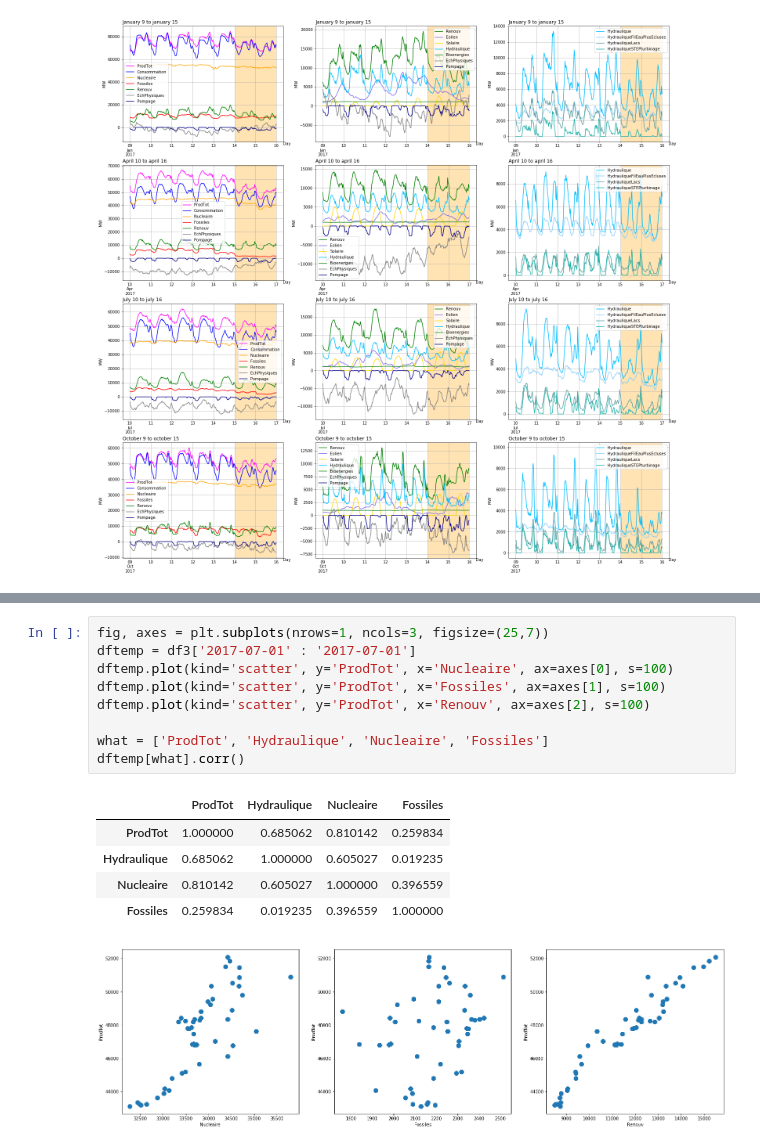
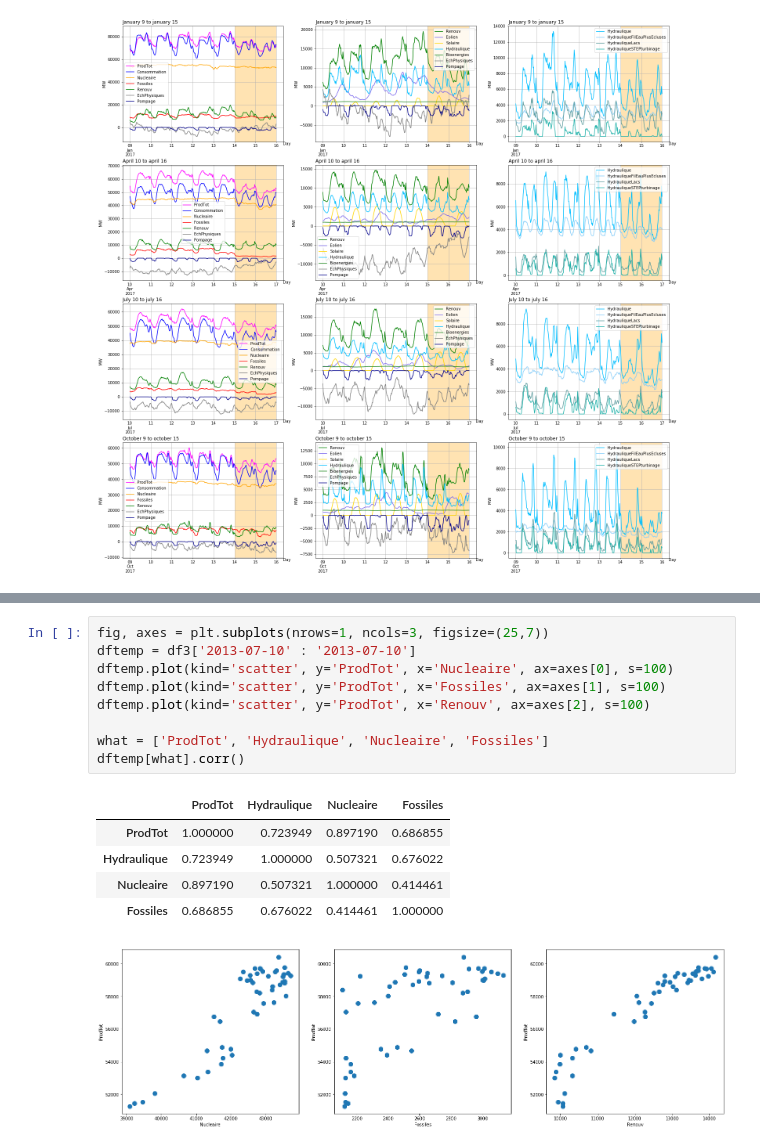
Before and after one commit to ebusato/EnergyAnalysis, a Jupyter notebook: EnergyAnalysis_RTE.ipynb, the cells around one changed output, grey strips where cells are left out. Saved outputs shown, nothing was run; the diff lists cells and outputs as text.

```diff
--- a/EnergyAnalysis_RTE.ipynb
+++ b/EnergyAnalysis_RTE.ipynb
@@ -307,16 +309,16 @@ axes[1].legend(loc='lower right')
 # %%
 fig, axes = plt.subplots(nrows=1, ncols=3, figsize=(25,7))
-dftemp = df3['2017-07-01' : '2017-07-01']
+dftemp = df3['2013-07-10' : '2013-07-10']
 dftemp.plot(kind='scatter', y='ProdTot', x='Nucleaire', ax=axes[0], s=100)
 dftemp.plot(kind='scatter', y='ProdTot', x='Fossiles', ax=axes[1], s=100)
 dftemp.plot(kind='scatter', y='ProdTot', x='Renouv', ax=axes[2], s=100)
 
 what = ['ProdTot', 'Hydraulique', 'Nucleaire', 'Fossiles']
 dftemp[what].corr()
 # %% [output]
 |  | ProdTot | Hydraulique | Nucleaire | Fossiles |
-| ProdTot | 1.000000 | 0.685062 | 0.810142 | 0.259834 |
-| Hydraulique | 0.685062 | 1.000000 | 0.605027 | 0.019235 |
-| Nucleaire | 0.810142 | 0.605027 | 1.000000 | 0.396559 |
-| Fossiles | 0.259834 | 0.019235 | 0.396559 | 1.000000 |
+| ProdTot | 1.000000 | 0.723949 | 0.897190 | 0.686855 |
+| Hydraulique | 0.723949 | 1.000000 | 0.507321 | 0.676022 |
+| Nucleaire | 0.897190 | 0.507321 | 1.000000 | 0.414461 |
+| Fossiles | 0.686855 | 0.676022 | 0.414461 | 1.000000 |
-[figure, old version]
+[figure, new version]
```
Also changed, not shown: parts of 7 cells of this notebook.
